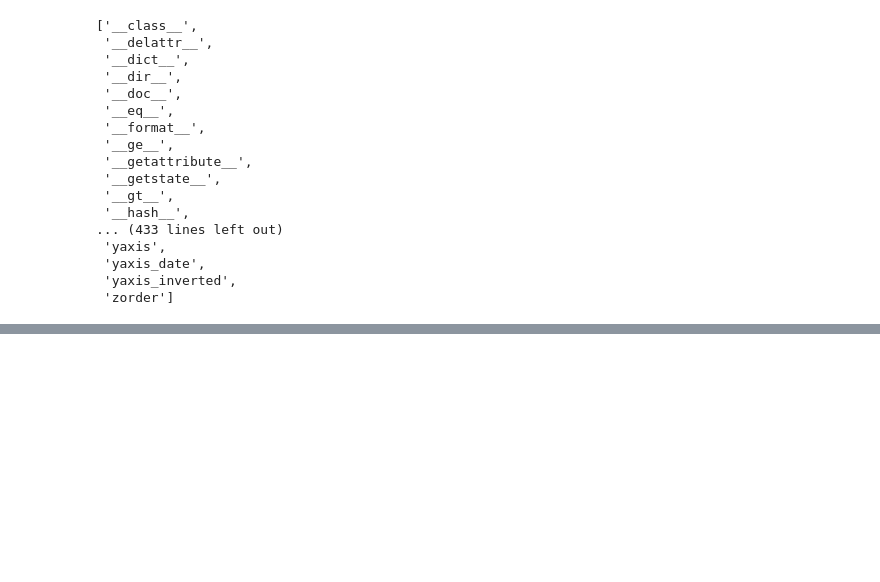
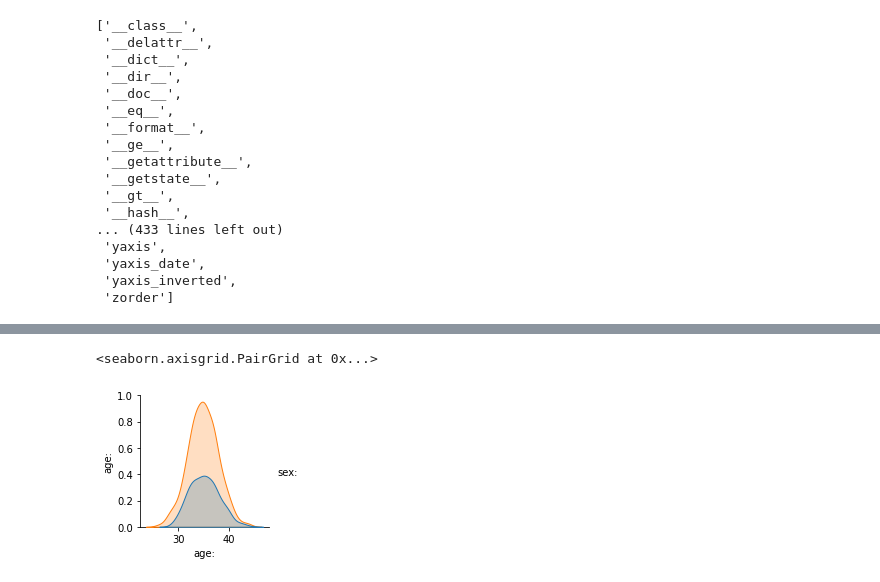
Before and after one commit to miregial/Other, a Jupyter notebook: Копия_блокнота_"07122022python_ipynb".ipynb, the cells around one changed output, grey strips where cells are left out. Cells and saved outputs as stored; diff of their text form; code cells hidden in the pictures; blank space fills up the shorter version.

```diff
--- a/Копия_блокнота_"07122022python_ipynb".ipynb
+++ b/Копия_блокнота_"07122022python_ipynb".ipynb
@@ -90,0 +125,5 @@ for sex in df['sex:'].unique():
+# %%
+sns.pairplot(df,hue='sex:')
+# %% [output]
+<seaborn.axisgrid.PairGrid at 0x...>
+[figure, added]
```
Also changed, not shown: parts of 26 cells of this notebook.
